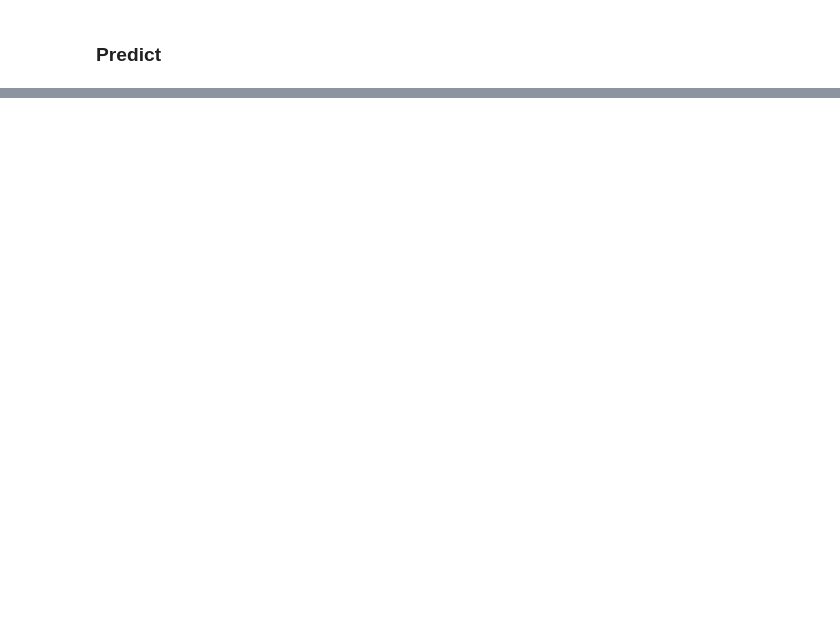
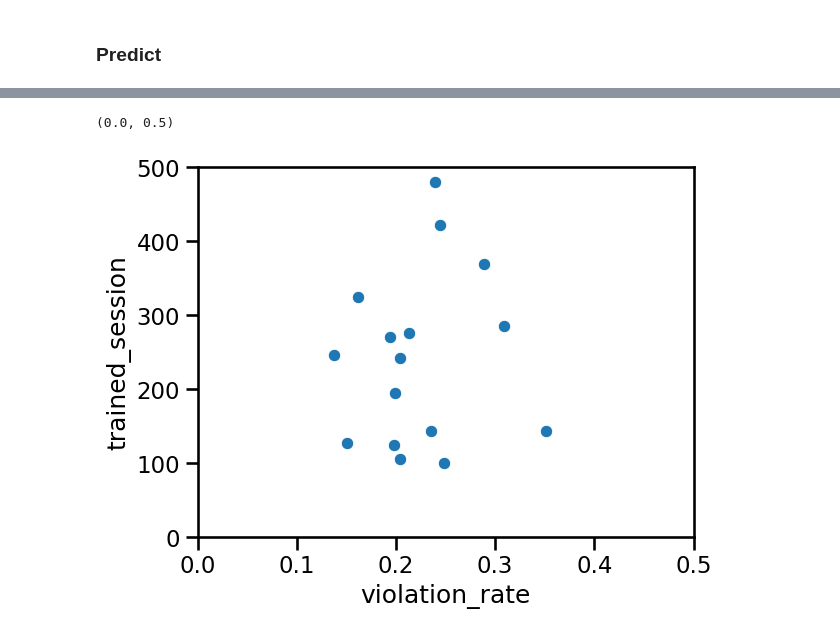
Before and after one commit to jess-breda/violations-multinomial, a Jupyter notebook: notebooks/EDA_02_predict_perf.ipynb, the cells around one changed output, grey strips where cells are left out. Saved outputs shown, nothing was run; the diff lists cells and outputs as text; code cells hidden in the pictures; blank space fills up the shorter version.

```diff
--- a/notebooks/EDA_02_predict_perf.ipynb
+++ b/notebooks/EDA_02_predict_perf.ipynb
@@ -348,0 +116,7 @@ If revisiting this- work on a correlation plot and remove correlated variables (
+# %%
+sns.scatterplot(data=data, x="violation_rate", y="trained_session")
+plt.ylim(0, 500)
+plt.xlim(0, 0.5)
+# %% [output]
+(0.0, 0.5)
+[figure, added]
```
Also changed, not shown: parts of 56 cells of this notebook, 3 other files.
